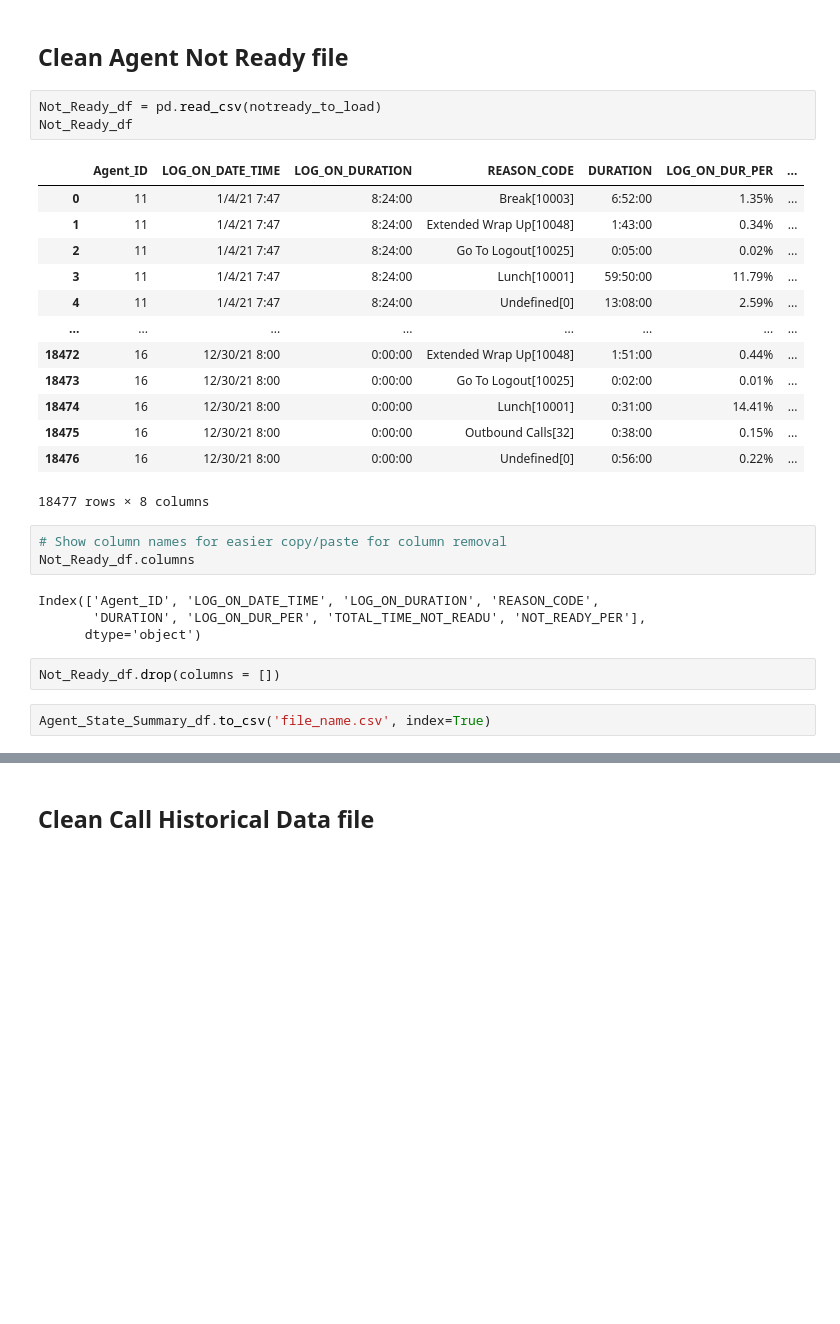
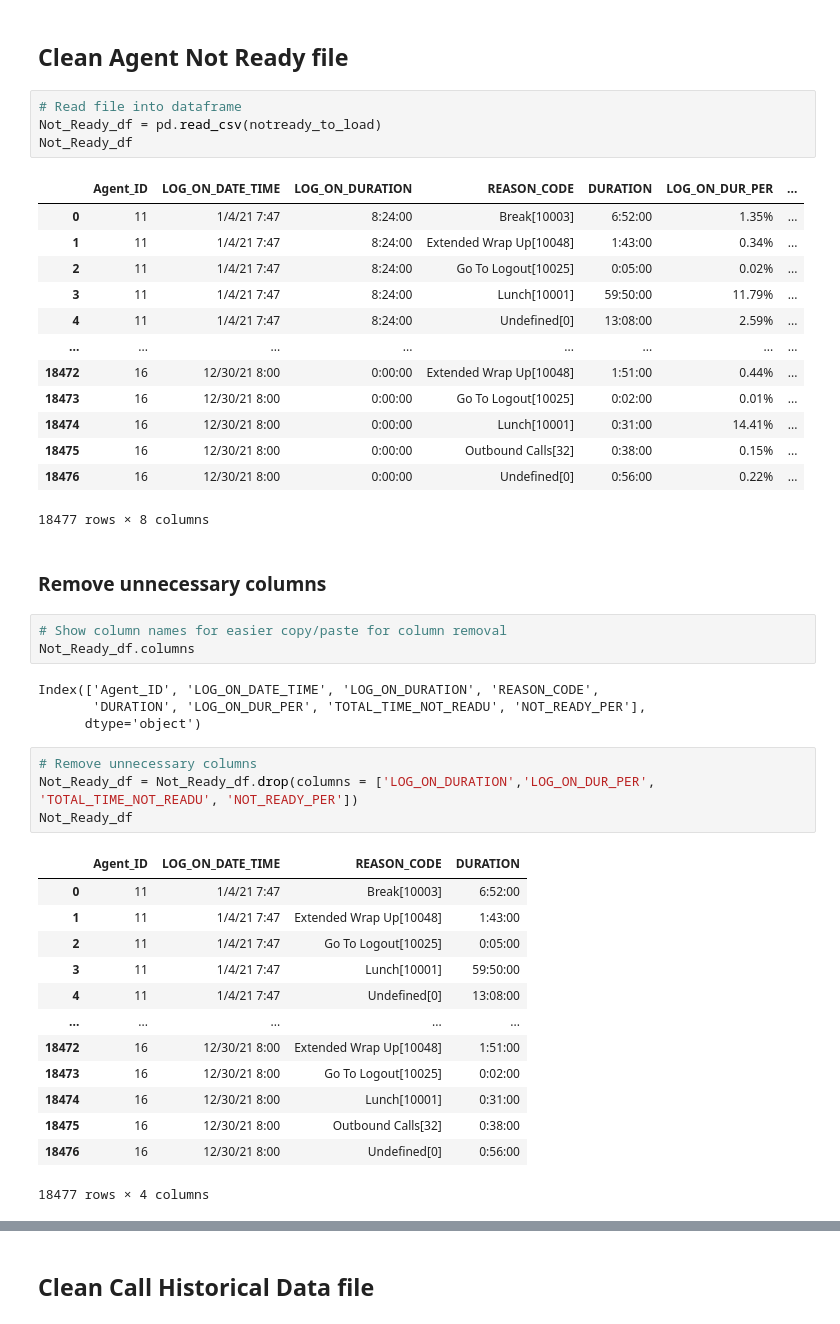
Before and after one commit to evanbruno617/Call_Response_Analysis, a Jupyter notebook: Clean_Data_2.ipynb, the cells around one changed output, grey strips where cells are left out. Saved outputs shown, nothing was run; the diff lists cells and outputs as text; blank space fills up the shorter version.

Commit message:
remove unnecessary values

```diff
--- a/Clean_Data_2.ipynb
+++ b/Clean_Data_2.ipynb
@@ -143,6 +168,7 @@ Name: Hour, dtype: int64
 # %% [markdown]
 ## Clean Agent Not Ready file
 # %%
+# Read file into dataframe
 Not_Ready_df = pd.read_csv(notready_to_load)
 Not_Ready_df
 # %% [output]
@@ -159,6 +185,8 @@ Not_Ready_df
 | 18475 | 16 | 12/30/21 8:00 | 0:00:00 | Outbound Calls[32] | 0:38:00 | 0.15% | ... |
 | 18476 | 16 | 12/30/21 8:00 | 0:00:00 | Undefined[0] | 0:56:00 | 0.22% | ... |
 18477 rows × 8 columns
+# %% [markdown]
+### Remove unnecessary columns
 # %%
 # Show column names for easier copy/paste for column removal
 Not_Ready_df.columns
@@ -166,7 +194,21 @@ Not_Ready_df.columns
 Index(['Agent_ID', 'LOG_ON_DATE_TIME', 'LOG_ON_DURATION', 'REASON_CODE',
        'DURATION', 'LOG_ON_DUR_PER', 'TOTAL_TIME_NOT_READU', 'NOT_READY_PER'],
       dtype='object')
-# %%
-Not_Ready_df.drop(columns = [])
-# %%
-Agent_State_Summary_df.to_csv('file_name.csv', index=True)
+# %%
+# Remove unnecessary columns
+Not_Ready_df = Not_Ready_df.drop(columns = ['LOG_ON_DURATION','LOG_ON_DUR_PER', 'TOTAL_TIME_NOT_READU', 'NOT_READY_PER'])
+Not_Ready_df
+# %% [output]
+|  | Agent_ID | LOG_ON_DATE_TIME | REASON_CODE | DURATION |
+| 0 | 11 | 1/4/21 7:47 | Break[10003] | 6:52:00 |
+| 1 | 11 | 1/4/21 7:47 | Extended Wrap Up[10048] | 1:43:00 |
+| 2 | 11 | 1/4/21 7:47 | Go To Logout[10025] | 0:05:00 |
+| 3 | 11 | 1/4/21 7:47 | Lunch[10001] | 59:50:00 |
+| 4 | 11 | 1/4/21 7:47 | Undefined[0] | 13:08:00 |
+| ... | ... | ... | ... | ... |
+| 18472 | 16 | 12/30/21 8:00 | Extended Wrap Up[10048] | 1:51:00 |
+| 18473 | 16 | 12/30/21 8:00 | Go To Logout[10025] | 0:02:00 |
+| 18474 | 16 | 12/30/21 8:00 | Lunch[10001] | 0:31:00 |
+| 18475 | 16 | 12/30/21 8:00 | Outbound Calls[32] | 0:38:00 |
+| 18476 | 16 | 12/30/21 8:00 | Undefined[0] | 0:56:00 |
+18477 rows × 4 columns
```
Also changed, not shown: parts of 11 cells of this notebook.
